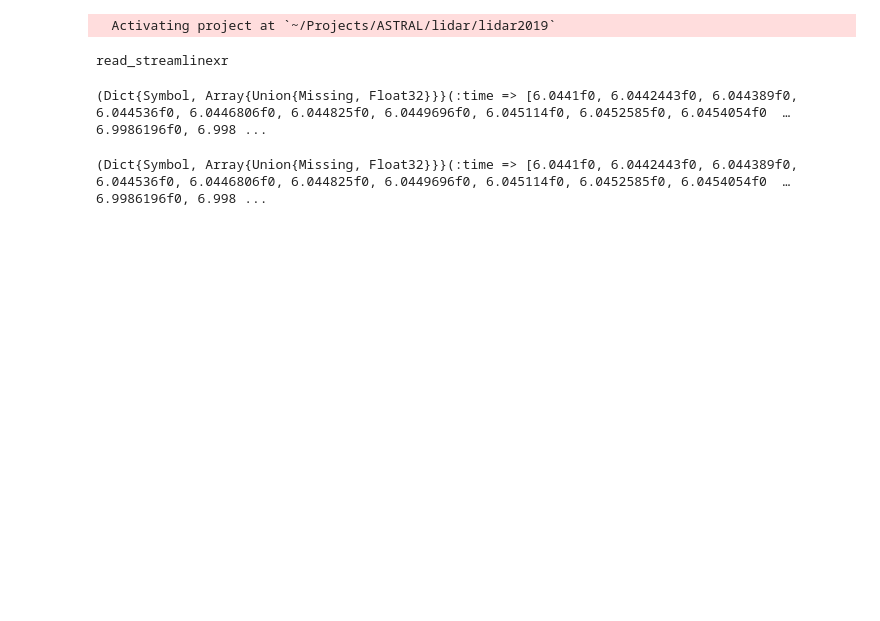
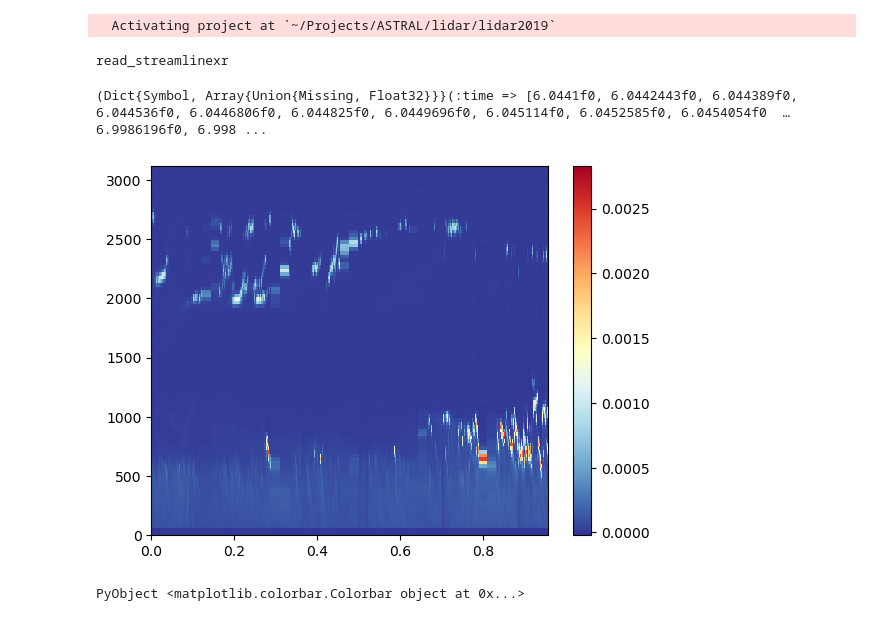
Before and after one commit to deszoeke/lidar, a Jupyter notebook: lidar2019/read_streamlinexr.ipynb, the cells around one changed output. Saved outputs shown, nothing was run; the diff lists cells and outputs as text; code cells hidden in the pictures; blank space fills up the shorter version.

Commit message:
test plots

```diff
--- a/lidar2019/read_streamlinexr.ipynb
+++ b/lidar2019/read_streamlinexr.ipynb
@@ -279,7 +280,31 @@ file_path = "./data/Stare_06_20190710_06.hpl"
 beams, header = read_streamlinexr(file_path)
 # %% [output]
 (Dict{Symbol, Array{Union{Missing, Float32}}}(:time => [6.0441f0, 6.0442443f0, 6.044389f0, 6.044536f0, 6.0446806f0, 6.044825f0, 6.0449696f0, 6.045114f0, 6.0452585f0, 6.0454054f0  …  6.9986196f0, 6.998 ...
-# %%
-beams = read_streamlinexr(file_path)
-# %% [output]
-(Dict{Symbol, Array{Union{Missing, Float32}}}(:time => [6.0441f0, 6.0442443f0, 6.044389f0, 6.044536f0, 6.0446806f0, 6.044825f0, 6.0449696f0, 6.045114f0, 6.0452585f0, 6.0454054f0  …  6.9986196f0, 6.998 ...
+# %%
+pd = permutedims
+
+pcolormesh((beams[:time].-beams[:time][1]),
+            beams[:height],
+            pd(beams[:intensity]),
+            cmap=ColorMap("RdYlBu_r"),
+            vmax=35.0, vmin=1.0 )
+colorbar()
+
+clf()
+pcolormesh((beams[:time].-beams[:time][1]),
+            beams[:height],
+            pd(beams[:dopplervel]),
+            cmap=ColorMap("RdYlBu_r"),
+            vmin=-5, vmax=5 )
+colorbar()
+
+clf()
+pcolormesh((beams[:time].-beams[:time][1]),
+            beams[:height],
+            pd(beams[:beta]),
+            cmap=ColorMap("RdYlBu_r"),)
+#           vmin=-5, vmax=5 )
+colorbar()
+# %% [output]
+[figure, added]
+PyObject <matplotlib.colorbar.Colorbar object at 0x...>
```
Also changed, not shown: parts of 2 cells of this notebook.
